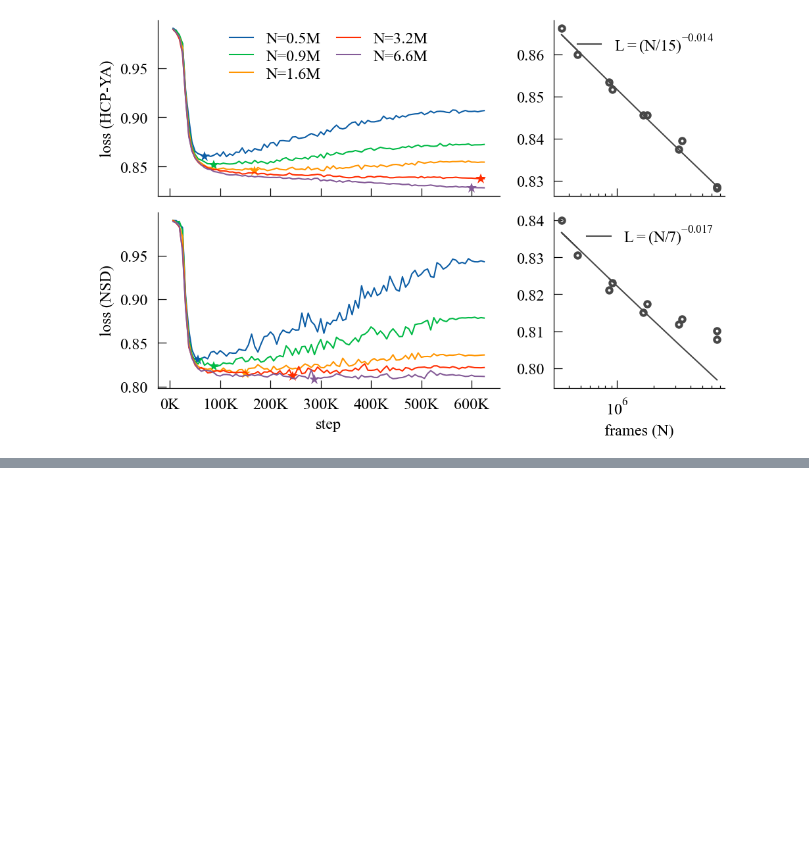
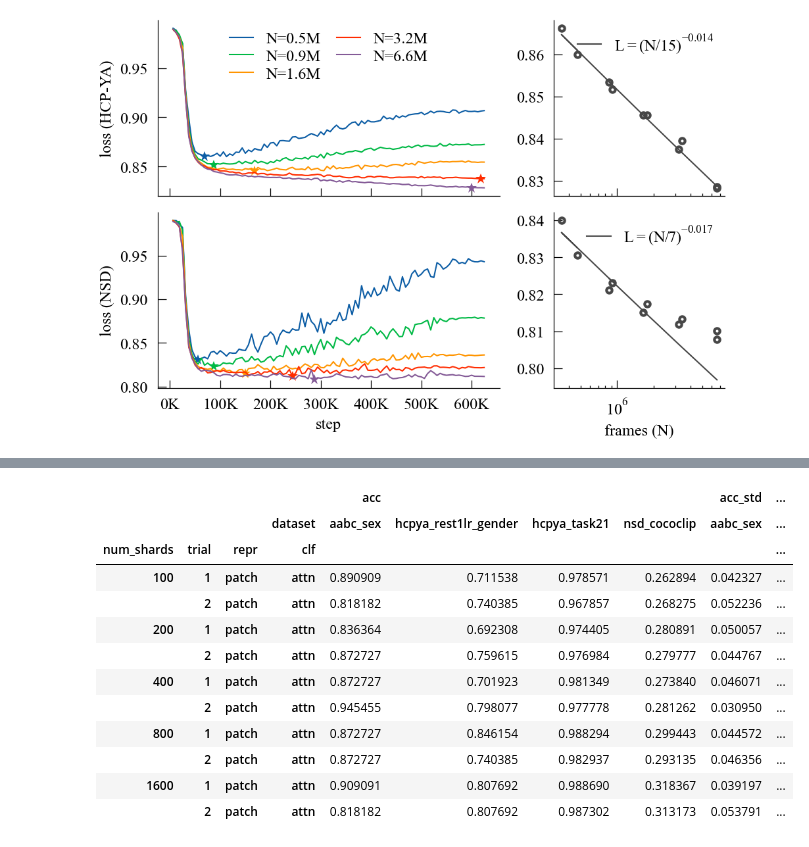
Before and after one commit to MedARC-AI/CortexMAE, a Jupyter notebook: experiments/data_scaling/data_scaling_analysis.ipynb, the cells around one changed output, grey strips where cells are left out. Saved outputs shown, nothing was run; the diff lists cells and outputs as text; code cells hidden in the pictures; blank space fills up the shorter version.

```diff
--- a/experiments/data_scaling/data_scaling_analysis.ipynb
+++ b/experiments/data_scaling/data_scaling_analysis.ipynb
@@ -319,3 +320,19 @@ ax4.set_xlabel("frames (N)", fontsize="small")
 f.savefig("results/data_scaling.pdf")
 # %% [output]
 [figure]
+# %%
+# downstream analysis
+num_shards = [100, 200, 400, 800, 1600]
+
+tables = []
+for n, t in product(num_shards, [1, 2]):
+    key = f"n{n}_{t}"
+    paths = sorted(Path(f"output/data_scaling/{key}/eval").rglob("eval_table.csv"))
+    table = pd.concat((pd.read_csv(p) for p in paths), ignore_index=True)
+    table.insert(0, "trial", t)
+    table.insert(0, "num_shards", n)
+    table.insert(0, "run", key)
+    tables.append(table)
+table = pd.concat(tables, ignore_index=True)
+print(table.shape)
+table.head()
@@ -321,0 +347,19 @@ f.savefig("results/data_scaling.pdf")
+# %%
+summary = table.loc[table["split"] == "test"].pivot_table(
+    values=["acc", "acc_std"], index=["num_shards", "trial", "repr", "clf"], columns="dataset"
+)
+summary
+# %% [output]
+|  |  |  |  | acc |  |  |  | acc_std | ... |
+|  |  |  | dataset | aabc_sex | hcpya_rest1lr_gender | hcpya_task21 | nsd_cococlip | aabc_sex | ... |
+| num_shards | trial | repr | clf |  |  |  |  |  | ... |
+| 100 | 1 | patch | attn | 0.890909 | 0.711538 | 0.978571 | 0.262894 | 0.042327 | ... |
+|  | 2 | patch | attn | 0.818182 | 0.740385 | 0.967857 | 0.268275 | 0.052236 | ... |
+| 200 | 1 | patch | attn | 0.836364 | 0.692308 | 0.974405 | 0.280891 | 0.050057 | ... |
+|  | 2 | patch | attn | 0.872727 | 0.759615 | 0.976984 | 0.279777 | 0.044767 | ... |
+| 400 | 1 | patch | attn | 0.872727 | 0.701923 | 0.981349 | 0.273840 | 0.046071 | ... |
+|  | 2 | patch | attn | 0.945455 | 0.798077 | 0.977778 | 0.281262 | 0.030950 | ... |
+| 800 | 1 | patch | attn | 0.872727 | 0.846154 | 0.988294 | 0.299443 | 0.044572 | ... |
+|  | 2 | patch | attn | 0.872727 | 0.740385 | 0.982937 | 0.293135 | 0.046356 | ... |
+| 1600 | 1 | patch | attn | 0.909091 | 0.807692 | 0.988690 | 0.318367 | 0.039197 | ... |
+|  | 2 | patch | attn | 0.818182 | 0.807692 | 0.987302 | 0.313173 | 0.053791 | ... |
```
Also changed, not shown: parts of 5 cells of this notebook, 7 other files.
